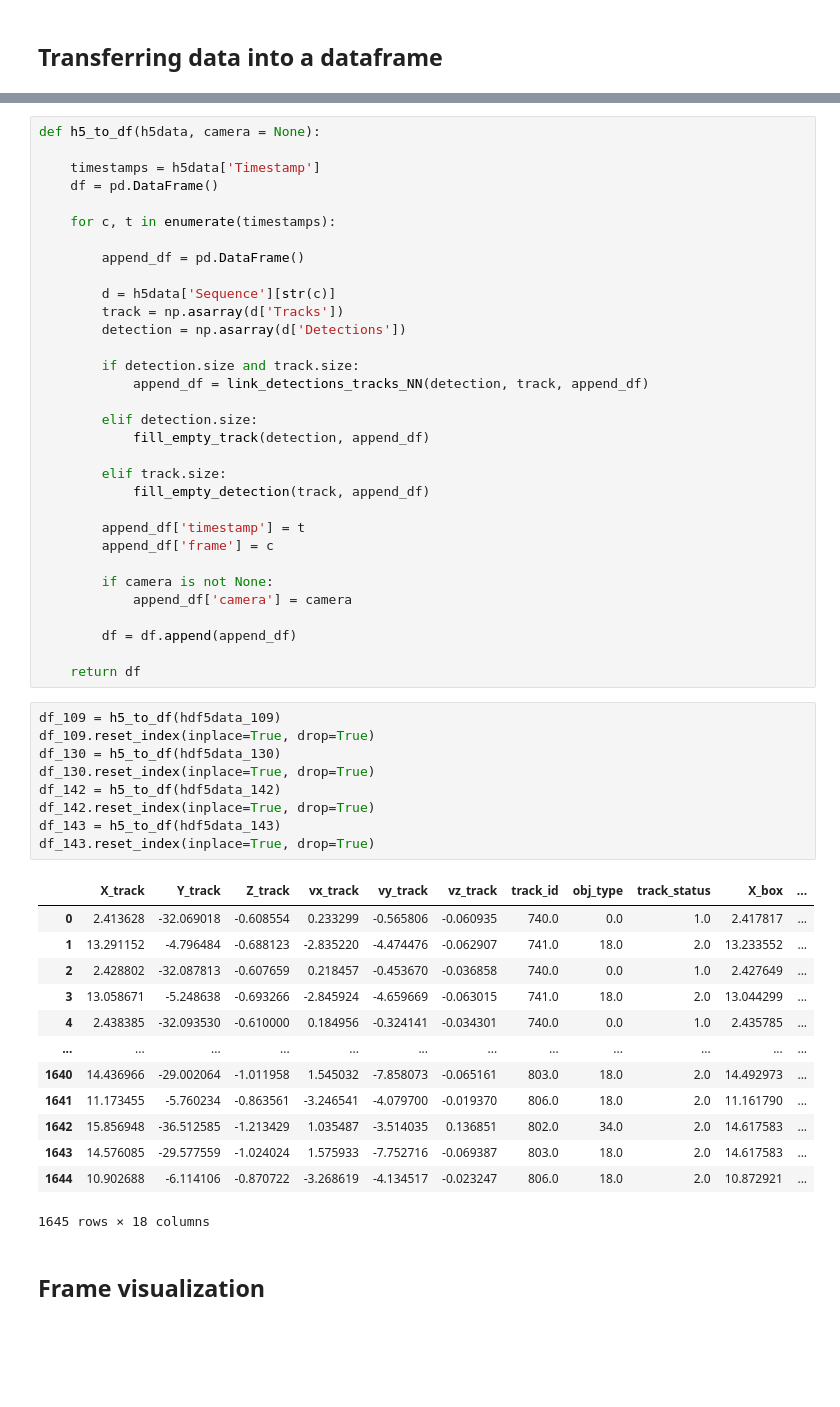
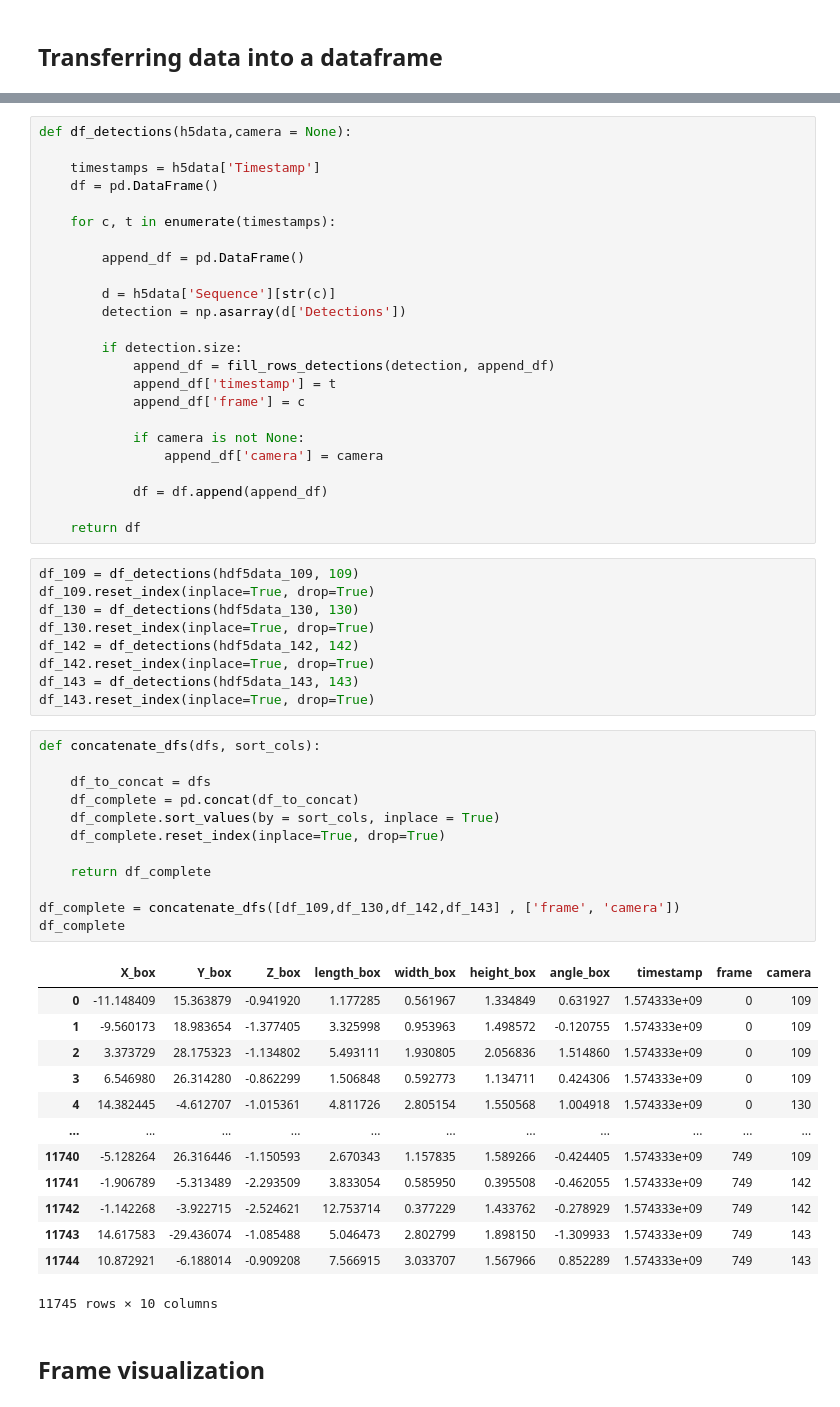
Before and after one commit to davidecarrara98/Multi-Object-Tracking-in-Complex-Urban-Scenarios, a Jupyter notebook: ProjectCode/Main.ipynb, the cells around one changed output, grey strips where cells are left out. Saved outputs shown, nothing was run; the diff lists cells and outputs as text; blank space fills up the shorter version.

```diff
--- a/ProjectCode/Main.ipynb
+++ b/ProjectCode/Main.ipynb
@@ -125,5 +38,5 @@ def link_detections_tracks_NN(detections, tracks, returndf):
 # %%
-def h5_to_df(h5data, camera = None):
+def df_detections(h5data,camera = None):
 
     timestamps = h5data['Timestamp']
     df = pd.DataFrame()
@@ -133,50 +46,54 @@ def h5_to_df(h5data, camera = None):
         append_df = pd.DataFrame()
 
         d = h5data['Sequence'][str(c)]
-        track = np.asarray(d['Tracks'])
         detection = np.asarray(d['Detections'])
 
-        if detection.size and track.size:
-            append_df = link_detections_tracks_NN(detection, track, append_df)
+        if detection.size:
+            append_df = fill_rows_detections(detection, append_df)
+            append_df['timestamp'] = t
+            append_df['frame'] = c
 
-        elif detection.size:
-            fill_empty_track(detection, append_df)
+            if camera is not None:
+                append_df['camera'] = camera
 
-        elif track.size:
-            fill_empty_detection(track, append_df)
-
-        append_df['timestamp'] = t
-        append_df['frame'] = c
-
-        if camera is not None:
-            append_df['camera'] = camera
-
-        df = df.append(append_df)
+            df = df.append(append_df)
 
     return df
 # %%
-df_109 = h5_to_df(hdf5data_109)
+df_109 = df_detections(hdf5data_109, 109)
 df_109.reset_index(inplace=True, drop=True)
-df_130 = h5_to_df(hdf5data_130)
+df_130 = df_detections(hdf5data_130, 130)
 df_130.reset_index(inplace=True, drop=True)
-df_142 = h5_to_df(hdf5data_142)
+df_142 = df_detections(hdf5data_142, 142)
 df_142.reset_index(inplace=True, drop=True)
-df_143 = h5_to_df(hdf5data_143)
+df_143 = df_detections(hdf5data_143, 143)
 df_143.reset_index(inplace=True, drop=True)
-# %% [output]
-|  | X_track | Y_track | Z_track | vx_track | vy_track | vz_track | track_id | obj_type | track_status | X_box | ... |
-| 0 | 2.413628 | -32.069018 | -0.608554 | 0.233299 | -0.565806 | -0.060935 | 740.0 | 0.0 | 1.0 | 2.417817 | ... |
-| 1 | 13.291152 | -4.796484 | -0.688123 | -2.835220 | -4.474476 | -0.062907 | 741.0 | 18.0 | 2.0 | 13.233552 | ... |
-| 2 | 2.428802 | -32.087813 | -0.607659 | 0.218457 | -0.453670 | -0.036858 | 740.0 | 0.0 | 1.0 | 2.427649 | ... |
-| 3 | 13.058671 | -5.248638 | -0.693266 | -2.845924 | -4.659669 | -0.063015 | 741.0 | 18.0 | 2.0 | 13.044299 | ... |
-| 4 | 2.438385 | -32.093530 | -0.610000 | 0.184956 | -0.324141 | -0.034301 | 740.0 | 0.0 | 1.0 | 2.435785 | ... |
-| ... | ... | ... | ... | ... | ... | ... | ... | ... | ... | ... | ... |
-| 1640 | 14.436966 | -29.002064 | -1.011958 | 1.545032 | -7.858073 | -0.065161 | 803.0 | 18.0 | 2.0 | 14.492973 | ... |
-| 1641 | 11.173455 | -5.760234 | -0.863561 | -3.246541 | -4.079700 | -0.019370 | 806.0 | 18.0 | 2.0 | 11.161790 | ... |
-| 1642 | 15.856948 | -36.512585 | -1.213429 | 1.035487 | -3.514035 | 0.136851 | 802.0 | 34.0 | 2.0 | 14.617583 | ... |
-| 1643 | 14.576085 | -29.577559 | -1.024024 | 1.575933 | -7.752716 | -0.069387 | 803.0 | 18.0 | 2.0 | 14.617583 | ... |
-| 1644 | 10.902688 | -6.114106 | -0.870722 | -3.268619 | -4.134517 | -0.023247 | 806.0 | 18.0 | 2.0 | 10.872921 | ... |
-1645 rows × 18 columns
+# %%
+def concatenate_dfs(dfs, sort_cols):
+
+    df_to_concat = dfs
+    df_complete = pd.concat(df_to_concat)
+    df_complete.sort_values(by = sort_cols, inplace = True)
+    df_complete.reset_index(inplace=True, drop=True)
+
+    return df_complete
+
+df_complete = concatenate_dfs([df_109,df_130,df_142,df_143] , ['frame', 'camera'])
+df_complete
+# %% [output]
+|  | X_box | Y_box | Z_box | length_box | width_box | height_box | angle_box | timestamp | frame | camera |
+| 0 | -11.148409 | 15.363879 | -0.941920 | 1.177285 | 0.561967 | 1.334849 | 0.631927 | 1.574333e+09 | 0 | 109 |
+| 1 | -9.560173 | 18.983654 | -1.377405 | 3.325998 | 0.953963 | 1.498572 | -0.120755 | 1.574333e+09 | 0 | 109 |
+| 2 | 3.373729 | 28.175323 | -1.134802 | 5.493111 | 1.930805 | 2.056836 | 1.514860 | 1.574333e+09 | 0 | 109 |
+| 3 | 6.546980 | 26.314280 | -0.862299 | 1.506848 | 0.592773 | 1.134711 | 0.424306 | 1.574333e+09 | 0 | 109 |
+| 4 | 14.382445 | -4.612707 | -1.015361 | 4.811726 | 2.805154 | 1.550568 | 1.004918 | 1.574333e+09 | 0 | 130 |
+| ... | ... | ... | ... | ... | ... | ... | ... | ... | ... | ... |
+| 11740 | -5.128264 | 26.316446 | -1.150593 | 2.670343 | 1.157835 | 1.589266 | -0.424405 | 1.574333e+09 | 749 | 109 |
+| 11741 | -1.906789 | -5.313489 | -2.293509 | 3.833054 | 0.585950 | 0.395508 | -0.462055 | 1.574333e+09 | 749 | 142 |
+| 11742 | -1.142268 | -3.922715 | -2.524621 | 12.753714 | 0.377229 | 1.433762 | -0.278929 | 1.574333e+09 | 749 | 142 |
+| 11743 | 14.617583 | -29.436074 | -1.085488 | 5.046473 | 2.802799 | 1.898150 | -1.309933 | 1.574333e+09 | 749 | 143 |
+| 11744 | 10.872921 | -6.188014 | -0.909208 | 7.566915 | 3.033707 | 1.567966 | 0.852289 | 1.574333e+09 | 749 | 143 |
+11745 rows × 10 columns
 # %% [markdown]
 ## Frame visualization
 # %%
```
Also changed, not shown: parts of 4 cells of this notebook, 1 other file.
